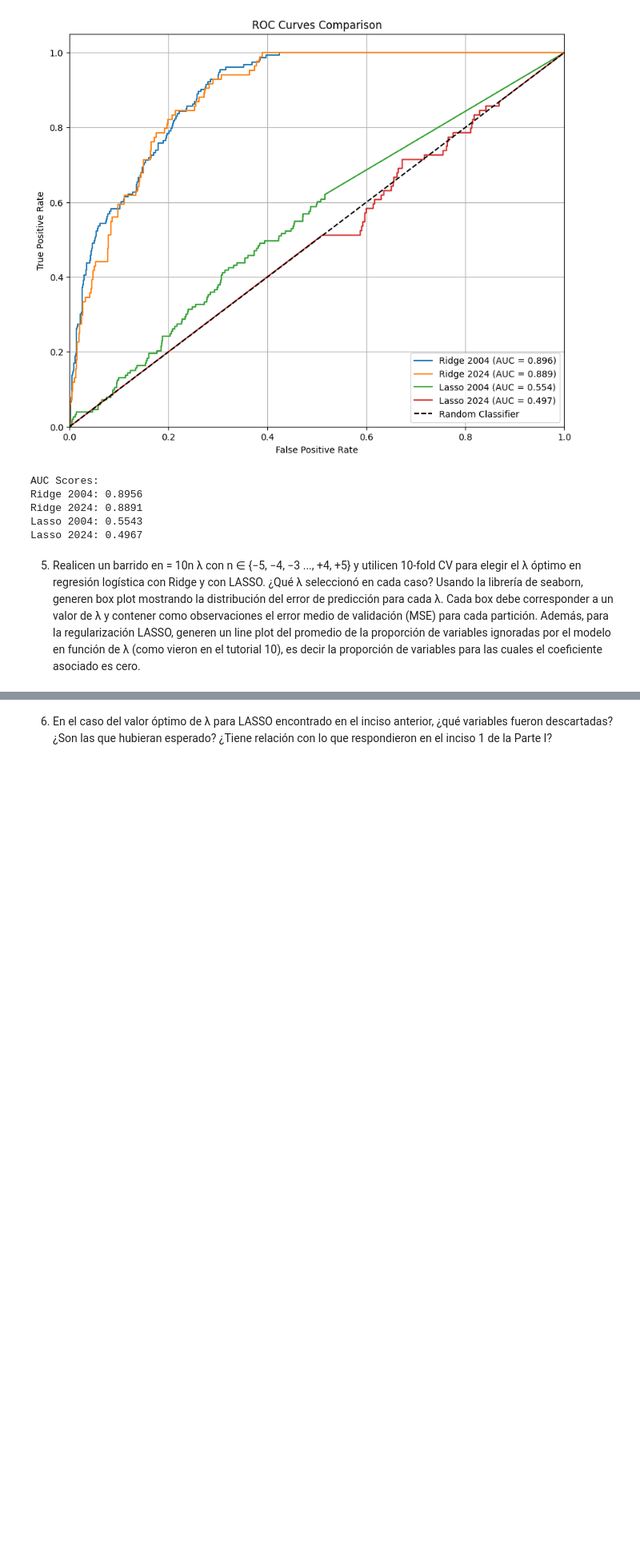
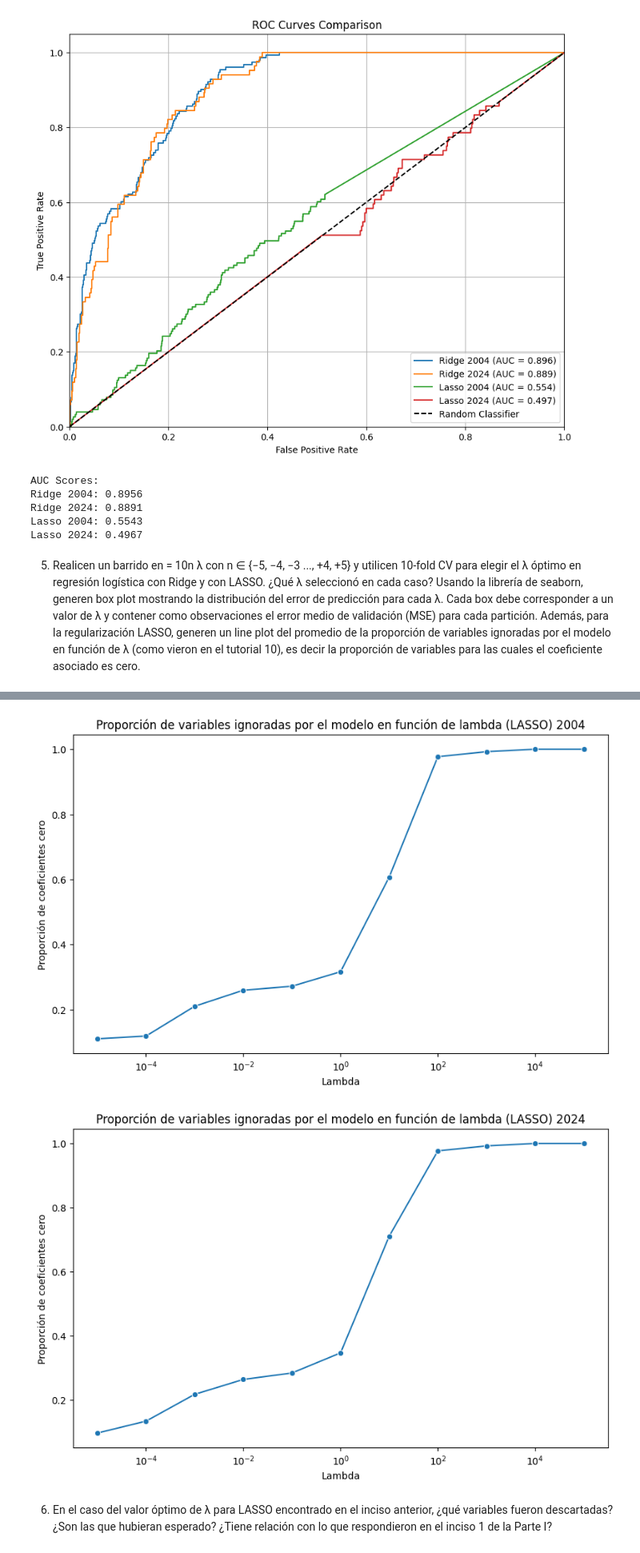
Before and after one commit to roluque/CC408-T2-3, a Jupyter notebook: TP4/TP 4.ipynb, the cells around one changed output, grey strips where cells are left out. Shown at 80% size. Cells and saved outputs as stored; diff of their text form; code cells hidden in the pictures; blank space fills up the shorter version.

```diff
--- a/TP4/TP 4.ipynb
+++ b/TP4/TP 4.ipynb
@@ -1641,3 +1682,31 @@ NameError: name 'X' is not defined
+# %%
+# Proporción de variables ignoradas por el modelo en función de lambda para LASSO
+coef_lasso_2004 = np.array([
+    np.mean(np.abs(lasso_model_2004.coefs_paths_[1][:, i]) == 0) for i in range(len(lambdas))
+])
+plt.figure(figsize=(10, 6))
+sns.lineplot(x=lambdas, y=coef_lasso_2004, marker='o')
+plt.xscale('log')
+plt.title('Proporción de variables ignoradas por el modelo en función de lambda (LASSO) 2004')
+plt.xlabel('Lambda')
+plt.ylabel('Proporción de coeficientes cero')
+plt.show()
+
+# Proporción de variables ignoradas por el modelo en función de lambda para LASSO
+coef_lasso_2024 = np.array([
+    np.mean(np.abs(lasso_model_2024.coefs_paths_[1][:, i]) == 0) for i in range(len(lambdas))
+])
+
+plt.figure(figsize=(10, 6))
+sns.lineplot(x=lambdas, y=coef_lasso_2024, marker='o')
+plt.xscale('log')
+plt.title('Proporción de variables ignoradas por el modelo en función de lambda (LASSO) 2024')
+plt.xlabel('Lambda')
+plt.ylabel('Proporción de coeficientes cero')
+plt.show()
+# %% [output]
+[figure, added]
+[figure, added]
 # %% [markdown]
 6. En el caso del valor óptimo de λ para LASSO encontrado en el inciso
 anterior, ¿qué variables fueron descartadas? ¿Son las que hubieran
```
Also changed, not shown: parts of 18 cells of this notebook.
